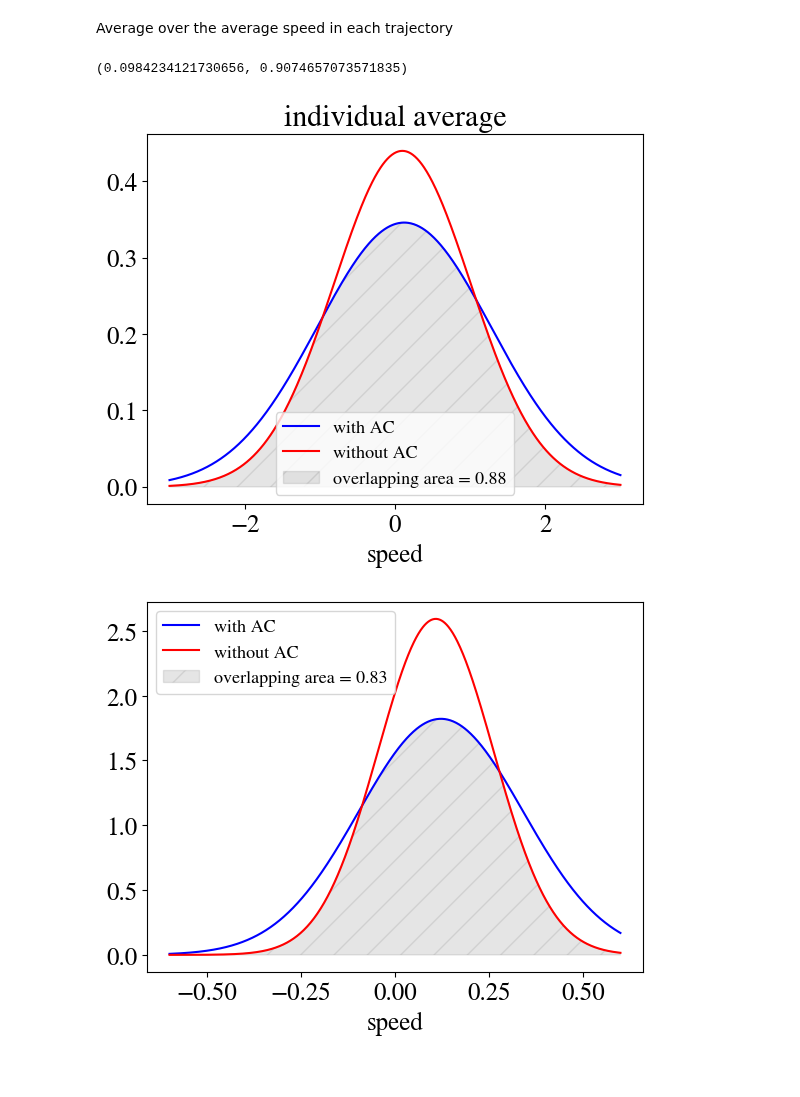
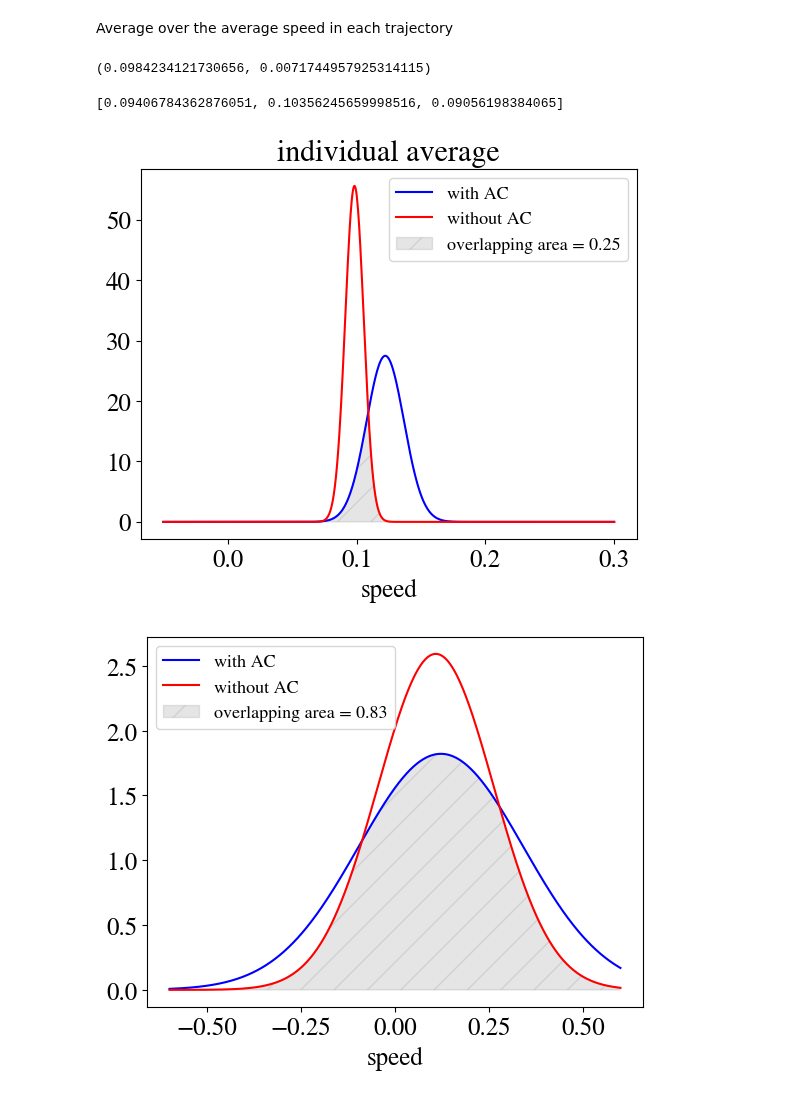
Before and after one commit to jannesantana/bacteria, a Jupyter notebook: speed_vs_distance_to_AC.ipynb, the cells around one changed output. Drawn from its saved outputs; the diff is of its cells as text; code cells hidden in the pictures.

```diff
--- a/speed_vs_distance_to_AC.ipynb
+++ b/speed_vs_distance_to_AC.ipynb
@@ -833,6 +833,6 @@ speeds_videos_w_AC['video 5'] = [np.average(speeds_video5_wAC),errspeeds_video5_
 
 videos=list(speeds_videos_w_AC.keys())
 final_avg_wAC = (speeds_videos_w_AC['video 1'][0]+speeds_videos_w_AC['video 2'][0]+speeds_videos_w_AC['video 5'][0])/3
-final_std_wAC = np.sqrt(speeds_videos_w_AC['video 1'][1]**2+speeds_videos_w_AC['video 2'][1]**2+speeds_videos_w_AC['video 5'][1]**2)
+final_std_wAC = np.std([speeds_videos_w_AC['video 1'][0],speeds_videos_w_AC['video 2'][0],speeds_videos_w_AC['video 5'][0]])
 final_avg_wAC,final_std_wAC
 # %% [output]
@@ -889,33 +893,37 @@ for video in videos:
     stds_speeds_wo_AC.append(std)
 
 final_avg_woAC = np.average(videos_speeds_wo_AC)
-final_std_woAC = np.sqrt(np.sum(np.square(stds_speeds_wo_AC)))
+final_std_woAC = np.std(videos_speeds_wo_AC)
 final_avg_woAC,final_std_woAC
 # %% [output]
-(0.0984234121730656, 0.9074657073571835)
+(0.0984234121730656, 0.0071744957925314115)
+# %%
+videos_speeds_wo_AC
+# %% [output]
+[0.09406784362876051, 0.10356245659998516, 0.09056198384065]
 # %%
 import scipy.stats as stats
 
 fig,ax = plt.subplots()
 
-x = np.linspace(-3,3,800)
+x = np.linspace(-0.05,0.3,800)
 
 dist_wAC = stats.norm.pdf(x,final_avg_wAC,final_std_wAC)
 dist_woAC = stats.norm.pdf(x,final_avg_woAC,final_std_woAC)
 min_bt_arrays=[]
 for i in range(len(x)):
     min_bt_arrays.append(min(dist_wAC[i],dist_woAC[i]))
 overlap = np.trapz(min_bt_arrays,x)
 
 ax.plot(x, dist_wAC,color='blue', label = 'with AC')
 ax.plot(x, dist_woAC,color='red', label = 'without AC')
 ax.fill_between(x,0,min_bt_arrays,color='grey',alpha=0.2,label=f'overlapping area = {overlap:.2f}',hatch='/')
 ax.set_xlabel('speed')
 plt.title('individual average')
 ax.legend(fontsize=13,markerscale=0)
 plt.show()
 # %% [output]
-[figure, old version]
+[figure, new version]
 # %%
 import scipy.stats as stats
 
```
Also changed, not shown: parts of 18 cells of this notebook.
